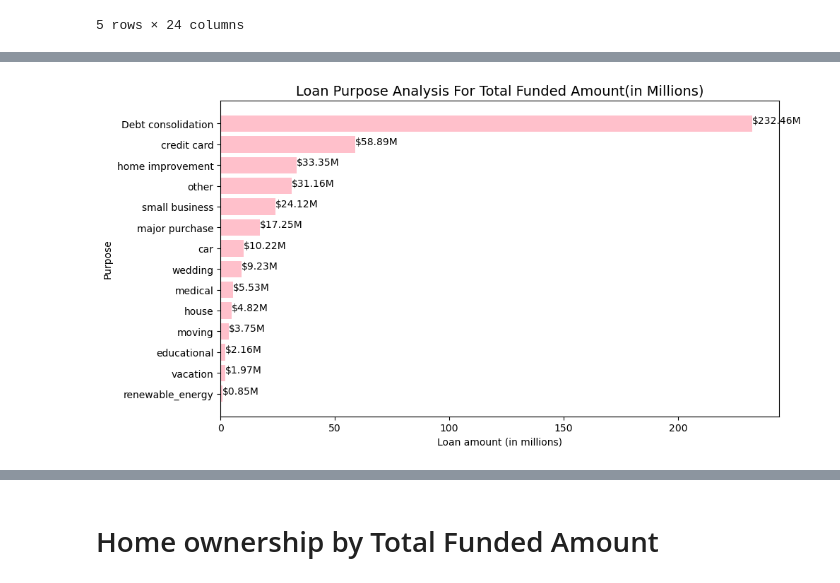
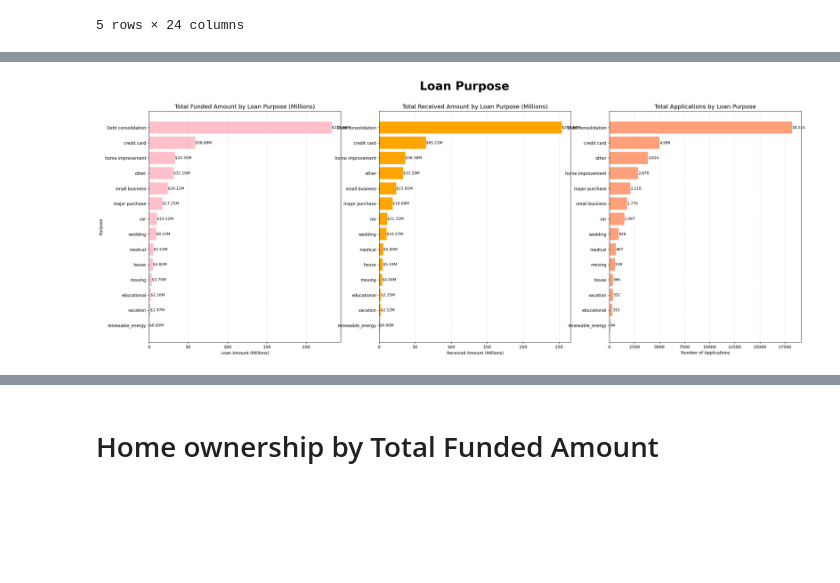
Before and after one commit to Hanzecode/Loan-Managment-KPI-analysis, a Jupyter notebook: python_kpi_analysis.ipynb, the cells around one changed output, grey strips where cells are left out. Saved outputs shown, nothing was run; the diff lists cells and outputs as text; code cells hidden in the pictures; blank space fills up the shorter version.

```diff
--- a/python_kpi_analysis.ipynb
+++ b/python_kpi_analysis.ipynb
@@ -401,12 +502,0 @@ Text(0.5, 25.722222222222214, 'payment amount (in millions)')
-# %%
-total_applications_by_employee_length = df.groupby('emp_length')['id'].count().sort_values(ascending = True).reset_index(name = 'total_applications')
-
-fig, ax = plt.subplots(figsize = (10,5))
-ax.barh(total_applications_by_employee_length['emp_length'], total_applications_by_employee_length['total_applications'], color = 'lightsalmon')
-
-for i,row in enumerate(total_applications_by_employee_length['total_applications']):
-    plt.text(row ,i, f'{row}')
-plt.tight_layout()
-plt.title('Employee Length Analysis For Total Applications Amount', fontsize = 14)
-plt.ylabel('Length')
-plt.xlabel('applications amount')
@@ -418,13 +505,69 @@ Text(0.5, 25.722222222222214, 'applications amount')
 # %%
 total_funded_by_purpose = df.groupby('purpose')['loan_amount'].sum().div(1000000).sort_values(ascending = True).reset_index(name = 'total_funded_amount')
+total_received_by_purpose = df.groupby('purpose')['total_payment'].sum().div(1000000).sort_values(ascending = True).reset_index(name = 'total_received_amount')
+total_applications_by_purpose = df.groupby('purpose')['id'].count().sort_values(ascending = True).reset_index(name = 'total_applications')
 
-fig, ax = plt.subplots(figsize = (10,5))
-ax.barh(total_funded_by_purpose['purpose'], total_funded_by_purpose['total_funded_amount'], color = 'pink')
 
-for i,row in enumerate(total_funded_by_purpose['total_funded_amount']):
-    plt.text(row ,i, f'${row:,.2f}M')
-plt.tight_layout()
-plt.title('Loan Purpose Analysis For Total Funded Amount(in Millions)', fontsize = 14)
-plt.ylabel('Purpose')
-plt.xlabel('Loan amount (in millions)')
+fig, axes = plt.subplots(ncols=3, nrows=1, figsize=(28, 10))
+
+# 1. TOTAL FUNDED AMOUNT BY PURPOSE
+
+ax = axes[0]
+
+ax.barh(
+    total_funded_by_purpose['purpose'],
+    total_funded_by_purpose['total_funded_amount'],
+    color='pink'
+)
+
+for i, value in enumerate(total_funded_by_purpose['total_funded_amount']):
+    ax.text(value + 0.05, i, f"${value:,.2f}M", va='center', fontsize=9)
+
+ax.set_title("Total Funded Amount by Loan Purpose (Millions)", fontsize=14)
+ax.set_xlabel("Loan Amount (Millions)")
+ax.set_ylabel("Purpose")
+ax.grid(axis='x', alpha=0.4, linestyle='--')
+
+
+# 2. TOTAL RECEIVED AMOUNT BY PURPOSE
+
+ax = axes[1]
+
+ax.barh(
+    total_received_by_purpose['purpose'],
+    total_received_by_purpose['total_received_amount'],
+    color='orange'
+)
+
+for i, value in enumerate(total_received_by_purpose['total_received_amount']):
+    ax.text(value + 0.05, i, f"${value:,.2f}M", va='center', fontsize=9)
+
+ax.set_title("Total Received Amount by Loan Purpose (Millions)", fontsize=14)
+ax.set_xlabel("Received Amount (Millions)")
+ax.set_ylabel("")
+ax.grid(axis='x', alpha=0.4, linestyle='--')
+
+
+# 3. TOTAL APPLICATIONS BY PURPOSE
+
+ax = axes[2]
+
+ax.barh(
+    total_applications_by_purpose['purpose'],
+    total_applications_by_purpose['total_applications'],
+    color='lightsalmon'
+)
+
+for i, value in enumerate(total_applications_by_purpose['total_applications']):
+    ax.text(value + 5, i, f"{value:,}", va='center', fontsize=9)
+
+ax.set_title("Total Applications by Loan Purpose", fontsize=14)
+ax.set_xlabel("Number of Applications")
+ax.set_ylabel("")
+ax.grid(axis='x', alpha=0.4, linestyle='--')
+
+
+fig.suptitle("Loan Purpose", fontsize = 28,fontweight = 'bold')
+
+plt.show()
 # %% [output]
@@ -432 +574 @@ Text(0.5, 25.722222222222214, 'Loan amount (in millions)')
-[figure, old version]
+[figure, new version]
```
Also changed, not shown: parts of 26 cells of this notebook, 1 other file.
